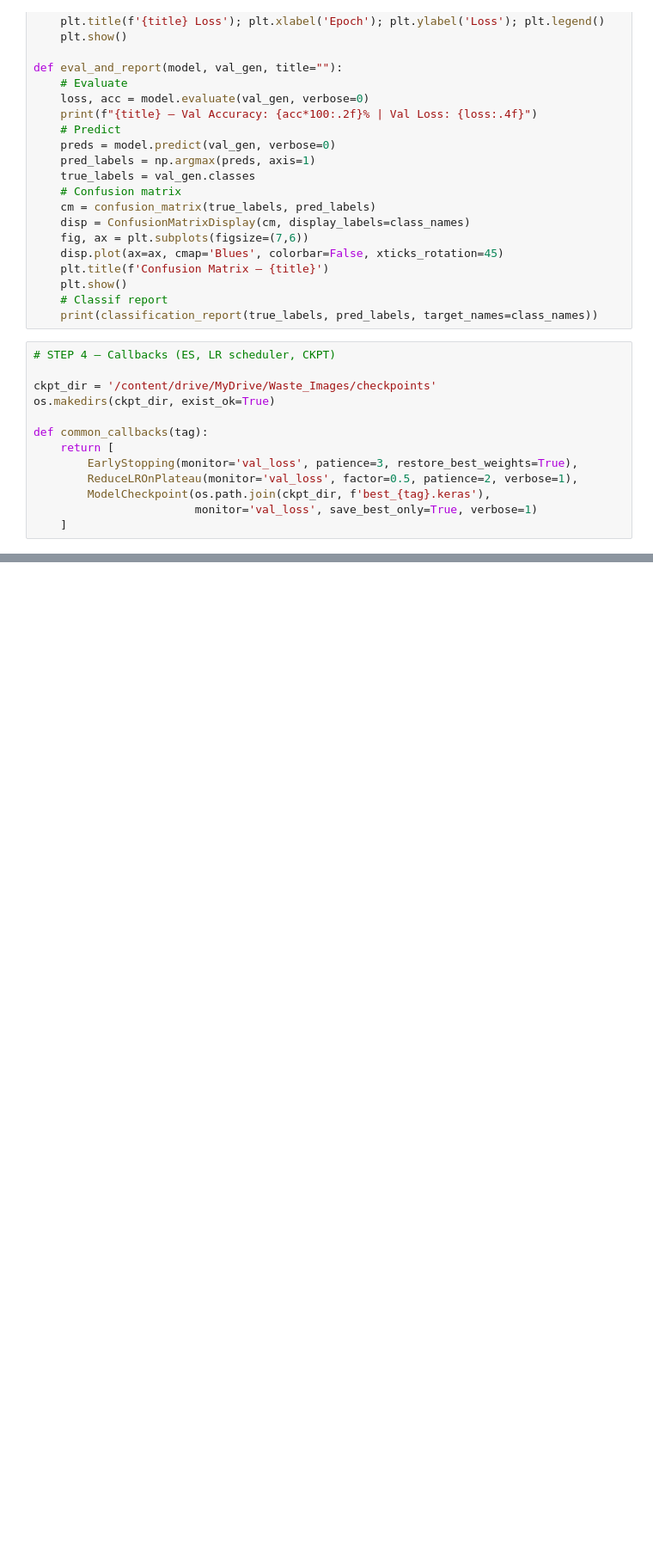
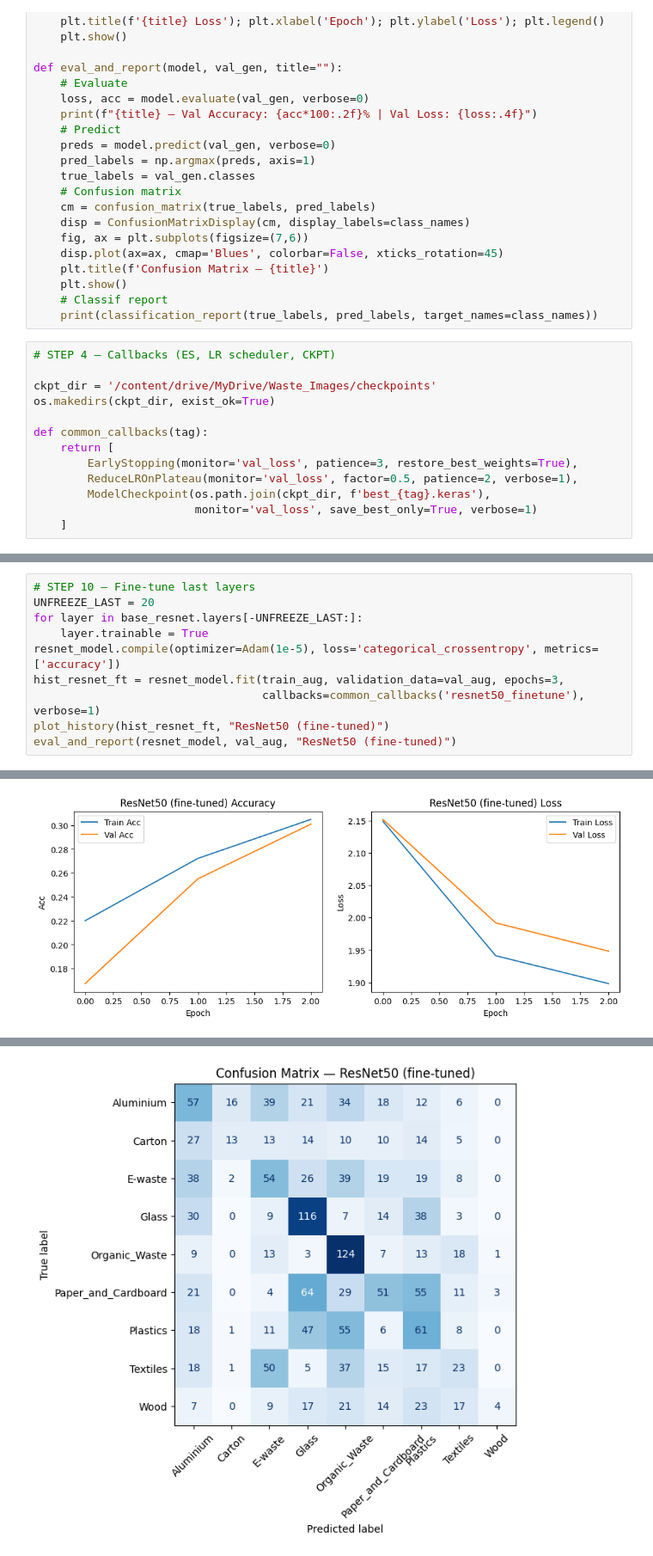
Before and after one commit to hasinduW/SE4050-waste-classification-4models, a Jupyter notebook: DL_Waste_Images.ipynb, the cells around one changed output, grey strips where cells are left out. Shown at 86% size. Drawn from its saved outputs; the diff is of its cells as text; blank space fills up the shorter version.

```diff
--- a/DL_Waste_Images.ipynb
+++ b/DL_Waste_Images.ipynb
@@ -390,0 +444,11 @@ Paper_and_Cardboard       0.77      0.83      0.80       238
+# %%
+# STEP 10 — Fine-tune last layers
+UNFREEZE_LAST = 20
+for layer in base_resnet.layers[-UNFREEZE_LAST:]:
+    layer.trainable = True
+resnet_model.compile(optimizer=Adam(1e-5), loss='categorical_crossentropy', metrics=['accuracy'])
+hist_resnet_ft = resnet_model.fit(train_aug, validation_data=val_aug, epochs=3,
+                                  callbacks=common_callbacks('resnet50_finetune'), verbose=1)
+plot_history(hist_resnet_ft, "ResNet50 (fine-tuned)")
+eval_and_report(resnet_model, val_aug, "ResNet50 (fine-tuned)")
+# %% [output]
@@ -390,0 +467 @@ Paper_and_Cardboard       0.77      0.83      0.80       238
+[figure, added]
@@ -390,0 +469 @@ Paper_and_Cardboard       0.77      0.83      0.80       238
+[figure, added]
```
Also changed, not shown: parts of 11 cells of this notebook.
